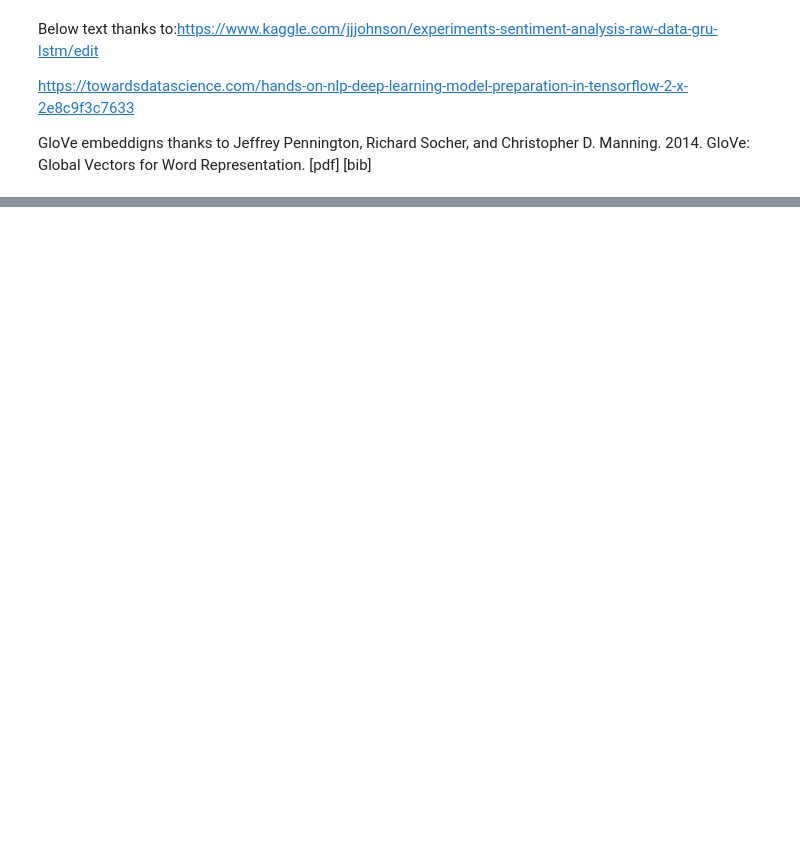
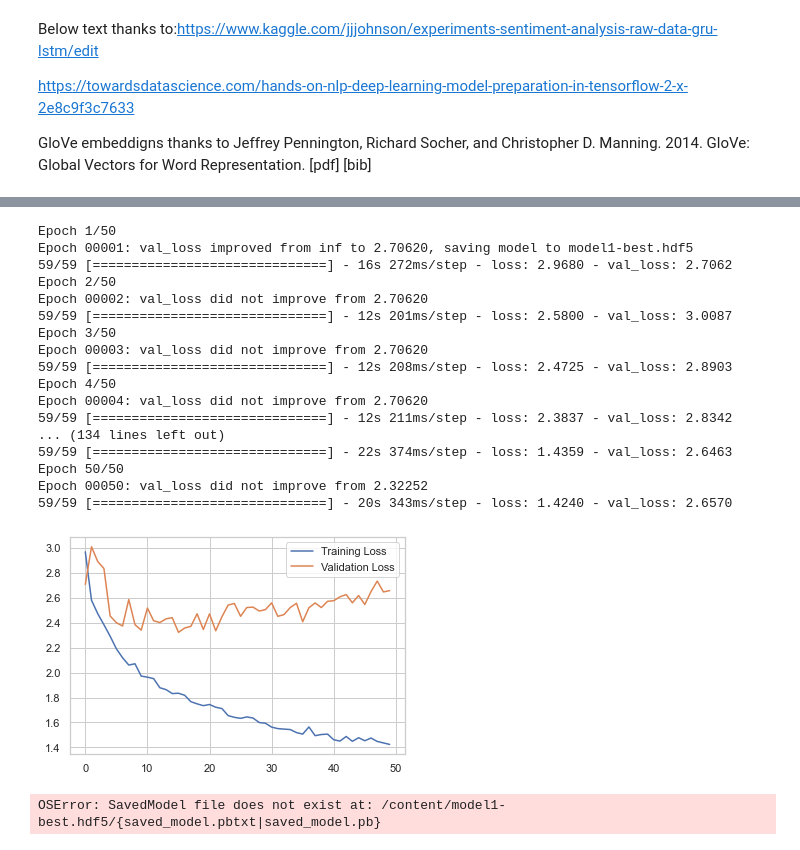
Before and after one commit to Violet-Spiral/assessing-childrens-writing, a Jupyter notebook: data_exploration/GloVe_RNN.ipynb, the cells around one changed output, grey strips where cells are left out. Saved outputs shown, nothing was run; the diff lists cells and outputs as text; code cells hidden in the pictures; blank space fills up the shorter version.

Commit message:
more models

```diff
--- a/data_exploration/GloVe_RNN.ipynb
+++ b/data_exploration/GloVe_RNN.ipynb
@@ -130,0 +57,3 @@ array([[   0,    0,    0, ...,  118,  100, 3490],
+# %%
+df = load_text(sentences=True, grammarize=True)
+word_index = get_word_index(df)
@@ -137,10 +104,0 @@ embedding_layer=Embedding(
-# %%
-model = Sequential()
-model.add(Input(shape=(X_t_glove.shape[1])))
-model.add(embedding_layer)
-model.add(LSTM(1, activation='relu',
-               return_sequences = True))
-model.add(Dense(1, activation='relu'))
-
-model.compile(loss='mean_absolute_error', optimizer='adam', metrics=['mae'])
-model.summary()
@@ -166,7 +104,0 @@ X_val_glove.shape
-# %%
-model.fit(X_t, y_t,
-         batch_size=10,
-         epochs=10,
-         validation_data=(X_val, y_val),
-
-         )
@@ -194,0 +151,41 @@ Epoch 10/10
+# %%
+history = model.fit(X_train, y_train,
+                     batch_size=100,
+                     epochs=50,
+                     validation_split=.2,
+                    callbacks=callbacks)
+
+plt.plot(history.history['loss'], label='Training Loss')
+plt.plot(history.history['val_loss'], label='Validation Loss')
+plt.legend()
+plt.show()
+
+model = keras.models.load_model('/content/model1-best.hdf5')
+yhat = model.predict(X_test).ravel()
+print('MAE = ', np.sum(np.abs(y_test-yhat))/len(y_test))
+print('mean grade prediction = ',np.mean(model.predict(X_train)))
+print('mean grade = ', np.mean(y_train))
+
+errors = df.loc[y_test.index][['Text','Grade']]
+errors['Predicted Grade'] = yhat
+errors.sample(5)
+# %% [output]
+Epoch 1/50
+Epoch 00001: val_loss improved from inf to 2.70620, saving model to model1-best.hdf5
+59/59 [==============================] - 16s 272ms/step - loss: 2.9680 - val_loss: 2.7062
+Epoch 2/50
+Epoch 00002: val_loss did not improve from 2.70620
+59/59 [==============================] - 12s 201ms/step - loss: 2.5800 - val_loss: 3.0087
+Epoch 3/50
+Epoch 00003: val_loss did not improve from 2.70620
+59/59 [==============================] - 12s 208ms/step - loss: 2.4725 - val_loss: 2.8903
+Epoch 4/50
+Epoch 00004: val_loss did not improve from 2.70620
+59/59 [==============================] - 12s 211ms/step - loss: 2.3837 - val_loss: 2.8342
+... (134 lines left out)
+59/59 [==============================] - 22s 374ms/step - loss: 1.4359 - val_loss: 2.6463
+Epoch 50/50
+Epoch 00050: val_loss did not improve from 2.32252
+59/59 [==============================] - 20s 343ms/step - loss: 1.4240 - val_loss: 2.6570
+[figure, added]
+OSError: SavedModel file does not exist at: /content/model1-best.hdf5/{saved_model.pbtxt|saved_model.pb}
```
Also changed, not shown: parts of 16 cells of this notebook, 1 other file.
